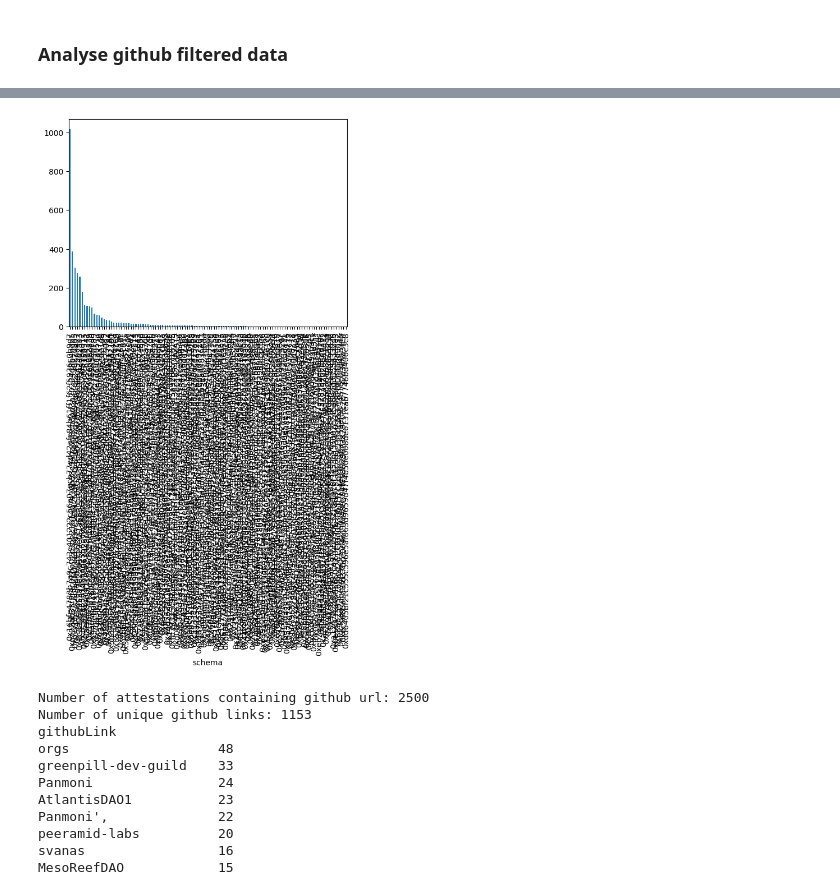
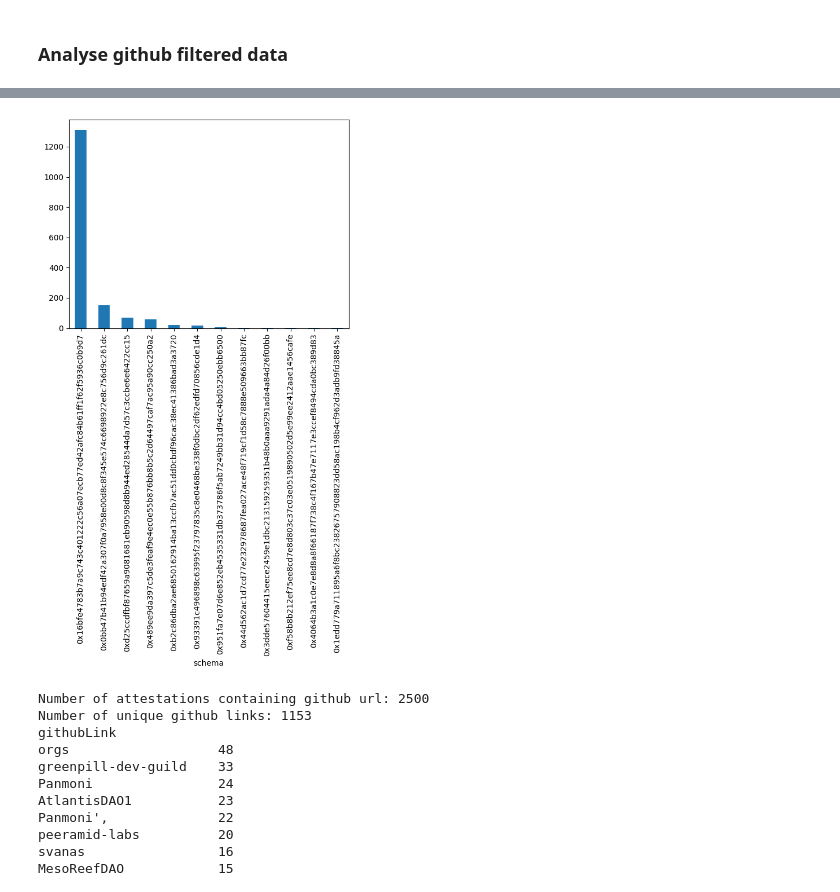
Before and after one commit to TheSoftwareDevGuild/the-guild-attestation-intelligent-agent, a Jupyter notebook: notebooks/personal-project/02-analyze-data.ipynb, the cells around one changed output, grey strips where cells are left out. Cells and saved outputs as stored; diff of their text form; code cells hidden in the pictures.

Commit message:
more data analysis

```diff
--- a/notebooks/personal-project/02-analyze-data.ipynb
+++ b/notebooks/personal-project/02-analyze-data.ipynb
@@ -24,7 +24,7 @@ ValueError: Value is too big!
 ### Analyse github filtered data
 # %%
 # Read the filtered attestation events
-df = pd.read_json("./eas_attestations/filtered_attestation_events.jsonl", lines=True)
+df = pd.read_json(f"{get_data_root_dir()}/filtered_attestation_with_github.jsonl", lines=True)
 print(f'Number of filtered attestation events: {len(df)}')
 df['schema'].value_counts().plot(kind='bar')
 
@@ -46,5 +46,5 @@ schema
 Name: count, dtype: int64
-[figure, old version]
+[figure, new version]
 # %%
 # Read the filtered attestation events
 df = pd.read_json("./eas_attestations/filtered_attestation_events.jsonl", lines=True)
```
Also changed, not shown: parts of 4 cells of this notebook.
